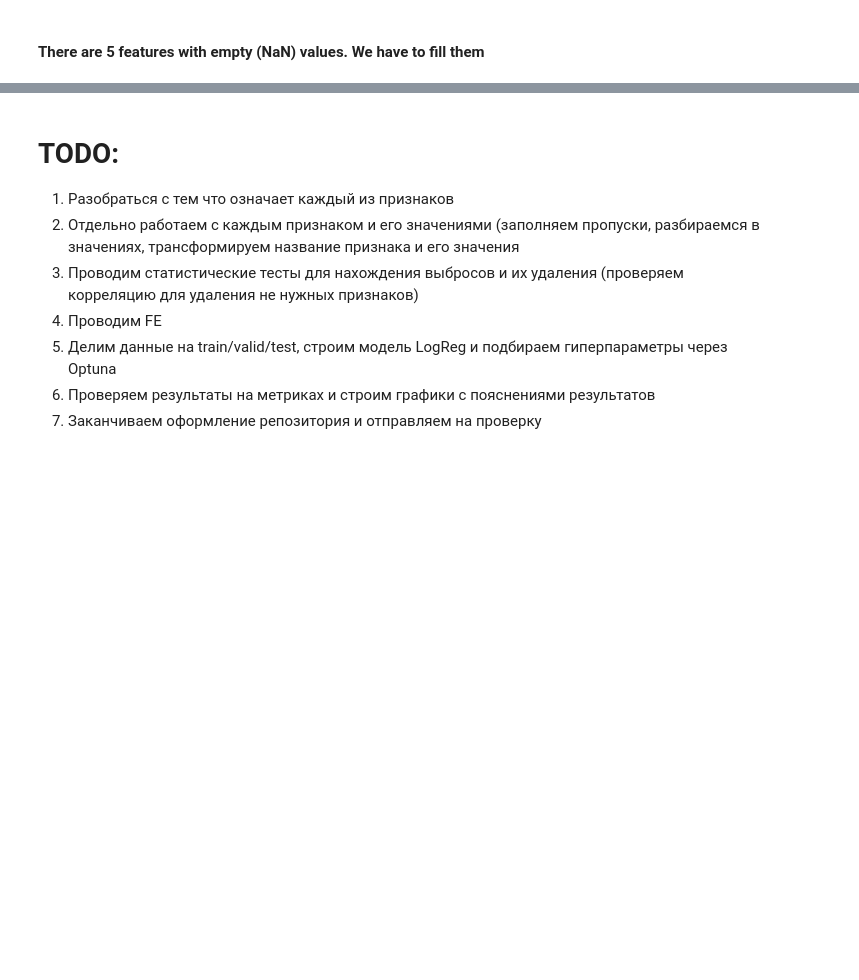
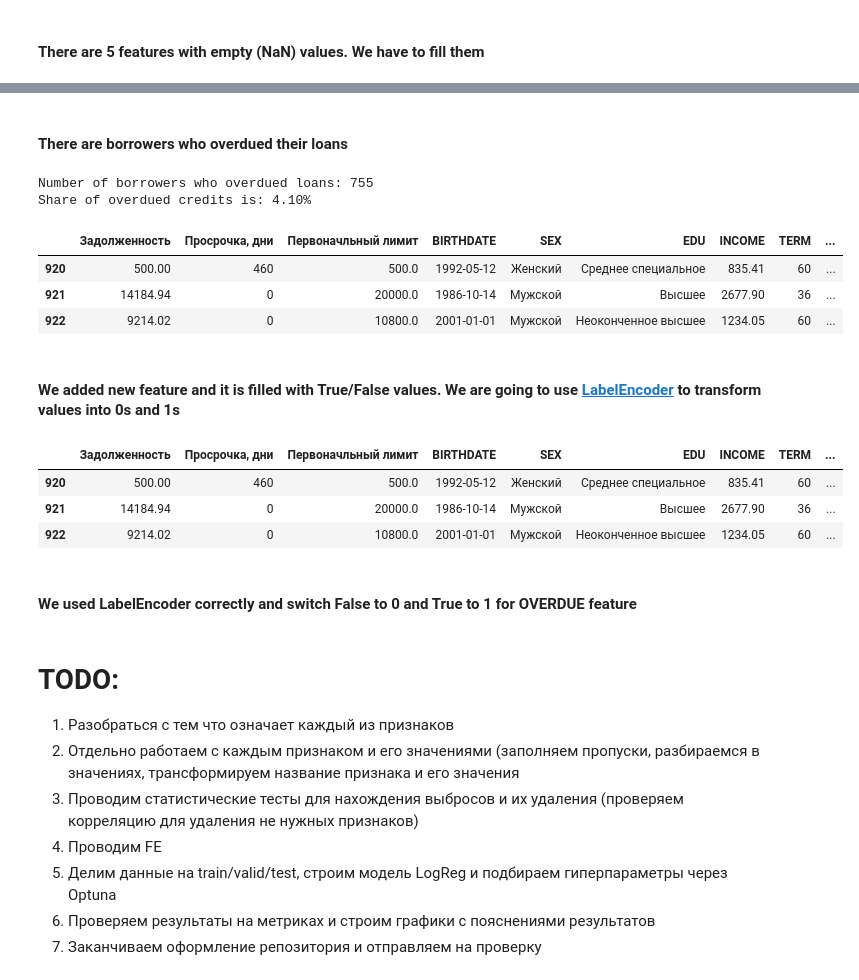
Before and after one commit to Ultraluxe25/BNB-Data-Scientist, a Jupyter notebook: kapturov_bnb.ipynb, the cells around one changed output, grey strips where cells are left out. Drawn from its saved outputs; the diff is of its cells as text; code cells hidden in the pictures; blank space fills up the shorter version.

Commit message:
LabelEncoded OVERDUE feature (new target) and created OVERDUE feature using FE

```diff
--- a/kapturov_bnb.ipynb
+++ b/kapturov_bnb.ipynb
@@ -90,0 +110,19 @@ dtype: int64
+# %% [markdown]
+#### There are borrowers who overdued their loans
+# %%
+overdue = target[target > 90].count()
+print(f'Number of borrowers who overdued loans: {overdue}')
+print(f'Share of overdued credits is: {overdue / data.shape[0] * 100:.2f}%')
+# %% [output]
+Number of borrowers who overdued loans: 755
+Share of overdued credits is: 4.10%
+# %%
+data['OVERDUE'] = data['Просрочка, дни'] > 90
+data.loc[920:922]
+# %% [output]
+|  | Задолженность | Просрочка, дни | Первоначльный лимит | BIRTHDATE | SEX | EDU | INCOME | TERM | ... |
+| 920 | 500.00 | 460 | 500.0 | 1992-05-12 | Женский | Среднее специальное | 835.41 | 60 | ... |
+| 921 | 14184.94 | 0 | 20000.0 | 1986-10-14 | Мужской | Высшее | 2677.90 | 36 | ... |
+| 922 | 9214.02 | 0 | 10800.0 | 2001-01-01 | Мужской | Неоконченное высшее | 1234.05 | 60 | ... |
+# %% [markdown]
+#### We added new feature and it is filled with True/False values. We are going to use [LabelEncoder](https://scikit-learn.org/stable/modules/generated/sklearn.preprocessing.LabelEncoder.html) to transform values into 0s and 1s
@@ -91,3 +137,12 @@ dtype: int64
+# %%
+data.loc[920:922]
+# %% [output]
+|  | Задолженность | Просрочка, дни | Первоначльный лимит | BIRTHDATE | SEX | EDU | INCOME | TERM | ... |
+| 920 | 500.00 | 460 | 500.0 | 1992-05-12 | Женский | Среднее специальное | 835.41 | 60 | ... |
+| 921 | 14184.94 | 0 | 20000.0 | 1986-10-14 | Мужской | Высшее | 2677.90 | 36 | ... |
+| 922 | 9214.02 | 0 | 10800.0 | 2001-01-01 | Мужской | Неоконченное высшее | 1234.05 | 60 | ... |
+# %% [markdown]
+#### We used LabelEncoder correctly and switch False to 0 and True to 1 for OVERDUE feature
 # %% [markdown]
 # TODO:
 1. Разобраться с тем что означает каждый из признаков
```
Also changed, not shown: parts of 7 cells of this notebook.
